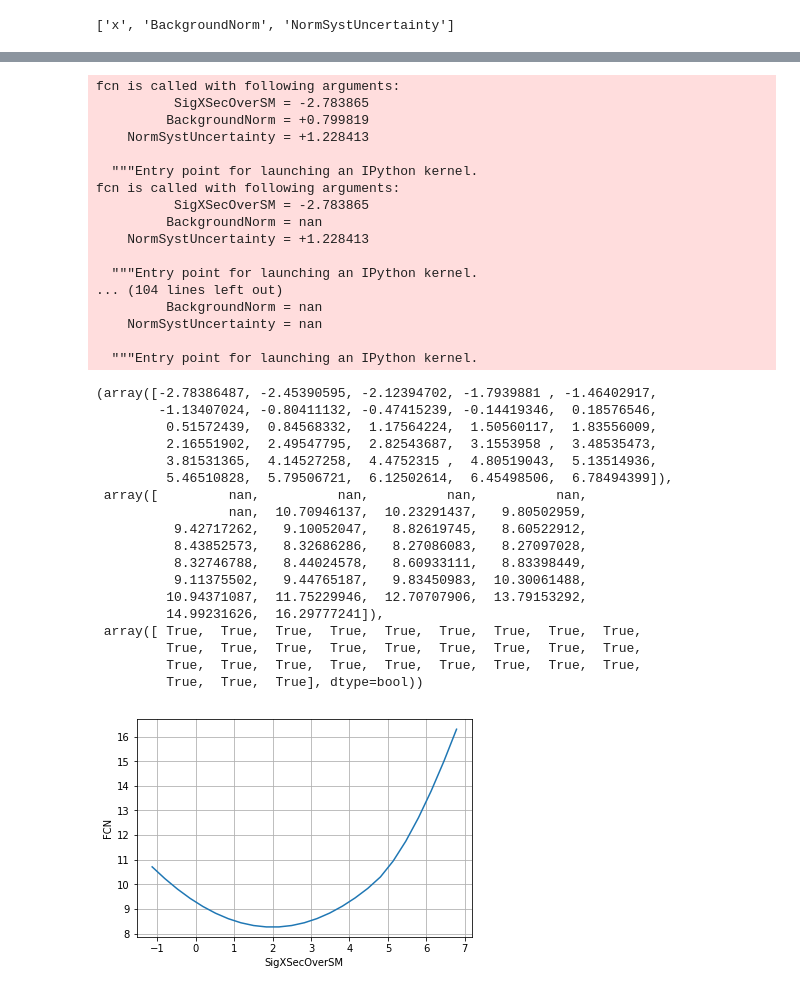
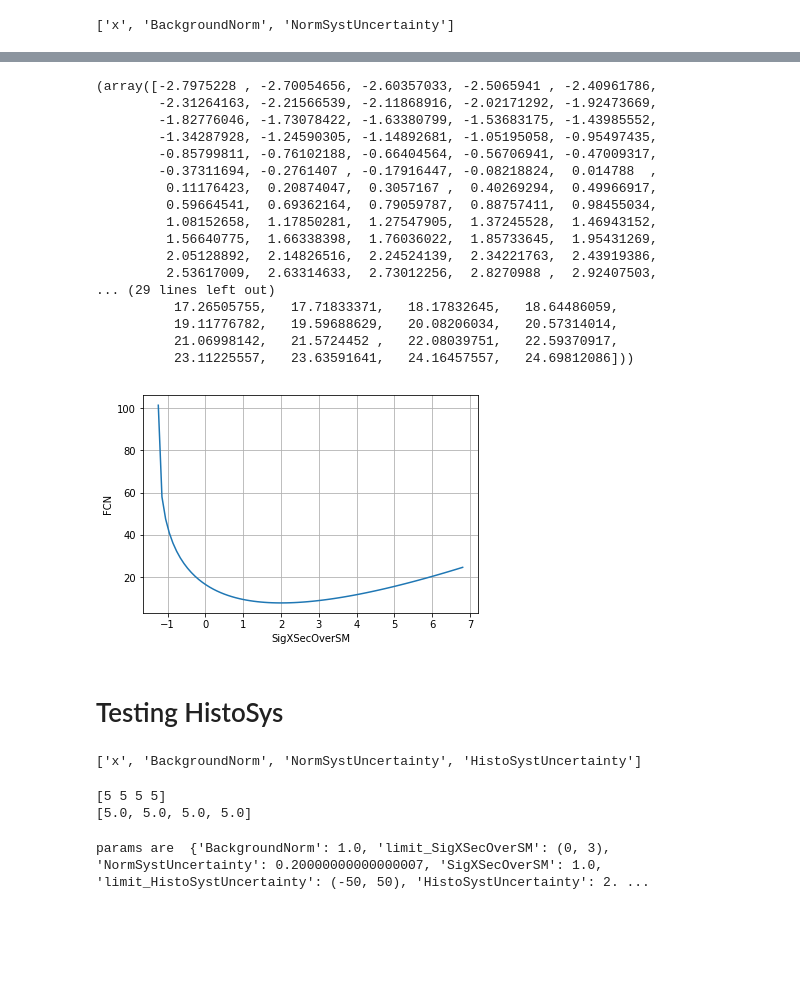
Before and after one commit to Histimator/Histimator, a Jupyter notebook: TestingConstraints.ipynb, the cells around one changed output, grey strips where cells are left out. Drawn from its saved outputs; the diff is of its cells as text; code cells hidden in the pictures; blank space fills up the shorter version.

Commit message:
Adding HistoSys

```diff
--- a/TestingConstraints.ipynb
+++ b/TestingConstraints.ipynb
@@ -227,39 +198,23 @@ Minos status for BackgroundNorm: PROBLEM
 # %%
-minimiser.draw_mnprofile('SigXSecOverSM')
+minimiser.draw_profile('SigXSecOverSM')
 # %% [output]
-fcn is called with following arguments:
-          SigXSecOverSM = -2.783865
-         BackgroundNorm = +0.799819
-    NormSystUncertainty = +1.228413
-
-  """Entry point for launching an IPython kernel.
-fcn is called with following arguments:
-          SigXSecOverSM = -2.783865
-         BackgroundNorm = nan
-    NormSystUncertainty = +1.228413
-
-  """Entry point for launching an IPython kernel.
-... (104 lines left out)
-         BackgroundNorm = nan
-    NormSystUncertainty = nan
-
-  """Entry point for launching an IPython kernel.
+(array([-2.7975228 , -2.70054656, -2.60357033, -2.5065941 , -2.40961786,
+        -2.31264163, -2.21566539, -2.11868916, -2.02171292, -1.92473669,
+        -1.82776046, -1.73078422, -1.63380799, -1.53683175, -1.43985552,
+        -1.34287928, -1.24590305, -1.14892681, -1.05195058, -0.95497435,
+        -0.85799811, -0.76102188, -0.66404564, -0.56706941, -0.47009317,
+        -0.37311694, -0.2761407 , -0.17916447, -0.08218824,  0.014788  ,
+         0.11176423,  0.20874047,  0.3057167 ,  0.40269294,  0.49966917,
+         0.59664541,  0.69362164,  0.79059787,  0.88757411,  0.98455034,
+         1.08152658,  1.17850281,  1.27547905,  1.37245528,  1.46943152,
+         1.56640775,  1.66338398,  1.76036022,  1.85733645,  1.95431269,
+         2.05128892,  2.14826516,  2.24524139,  2.34221763,  2.43919386,
+         2.53617009,  2.63314633,  2.73012256,  2.8270988 ,  2.92407503,
+... (29 lines left out)
+          17.26505755,   17.71833371,   18.17832645,   18.64486059,
+          19.11776782,   19.59688629,   20.08206034,   20.57314014,
+          21.06998142,   21.5724452 ,   22.08039751,   22.59370917,
+          23.11225557,   23.63591641,   24.16457557,   24.69812086]))
-(array([-2.78386487, -2.45390595, -2.12394702, -1.7939881 , -1.46402917,
-        -1.13407024, -0.80411132, -0.47415239, -0.14419346,  0.18576546,
-         0.51572439,  0.84568332,  1.17564224,  1.50560117,  1.83556009,
-         2.16551902,  2.49547795,  2.82543687,  3.1553958 ,  3.48535473,
-         3.81531365,  4.14527258,  4.4752315 ,  4.80519043,  5.13514936,
-         5.46510828,  5.79506721,  6.12502614,  6.45498506,  6.78494399]),
- array([         nan,          nan,          nan,          nan,
-                 nan,  10.70946137,  10.23291437,   9.80502959,
-          9.42717262,   9.10052047,   8.82619745,   8.60522912,
-          8.43852573,   8.32686286,   8.27086083,   8.27097028,
-          8.32746788,   8.44024578,   8.60933111,   8.83398449,
-          9.11375502,   9.44765187,   9.83450983,  10.30061488,
-         10.94371087,  11.75229946,  12.70707906,  13.79153292,
-         14.99231626,  16.29777241]),
- array([ True,  True,  True,  True,  True,  True,  True,  True,  True,
-         True,  True,  True,  True,  True,  True,  True,  True,  True,
-         True,  True,  True,  True,  True,  True,  True,  True,  True,
-         True,  True,  True], dtype=bool))
-[figure, old version]
+[figure, new version]
+# %% [markdown]
+# Testing HistoSys
@@ -265,0 +235,14 @@ fcn is called with following arguments:
+# %%
+from iminuit import describe
+describe(background.pdf)
+# %% [output]
+['x', 'BackgroundNorm', 'NormSystUncertainty', 'HistoSystUncertainty']
+# %%
+print background.bincontent
+assess = []
+for i in range(len(background.bincontent)):
+    assess.append(background.pdf(i,1.,0.,0.))
+print assess
+# %% [output]
+[5 5 5 5]
+[5.0, 5.0, 5.0, 5.0]
@@ -265,0 +258,6 @@ fcn is called with following arguments:
+# %%
+blh = BinnedLH(m3, bound=(0,4))
+params = m3.Parameters()
+print "params are ",params
+# %% [output]
+params are  {'BackgroundNorm': 1.0, 'limit_SigXSecOverSM': (0, 3), 'NormSystUncertainty': 0.20000000000000007, 'SigXSecOverSM': 1.0, 'limit_HistoSystUncertainty': (-50, 50), 'HistoSystUncertainty': 2. ...
```
Also changed, not shown: parts of 14 cells of this notebook, 3 other files.
